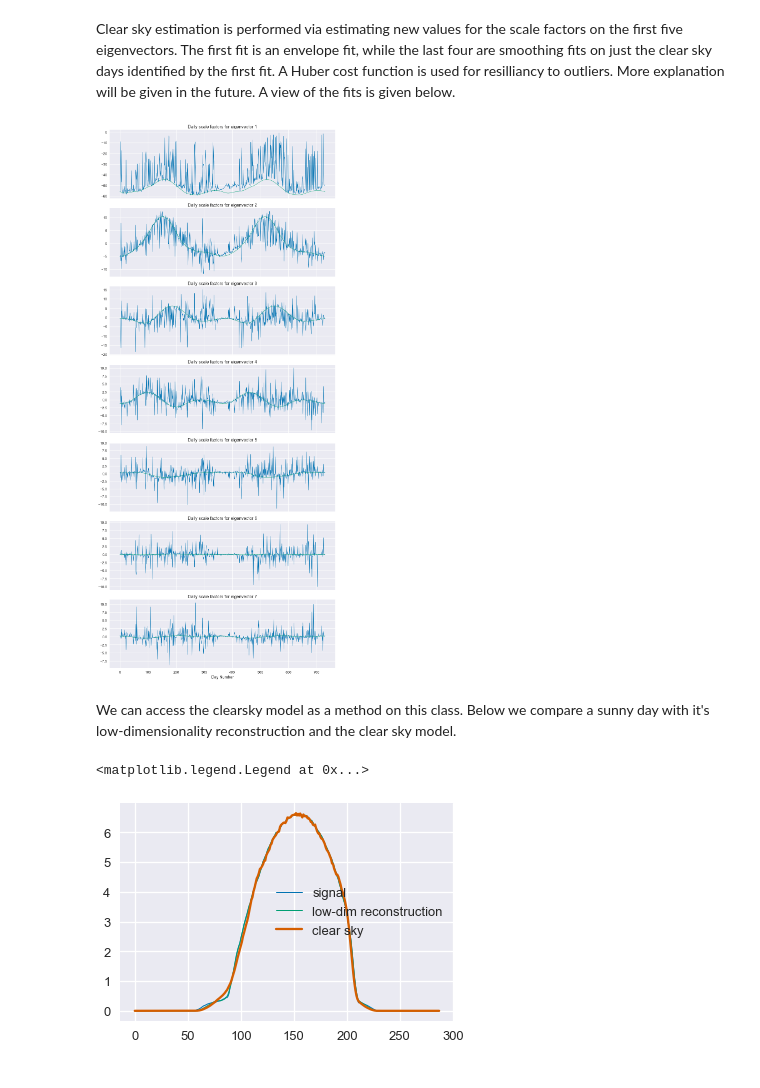
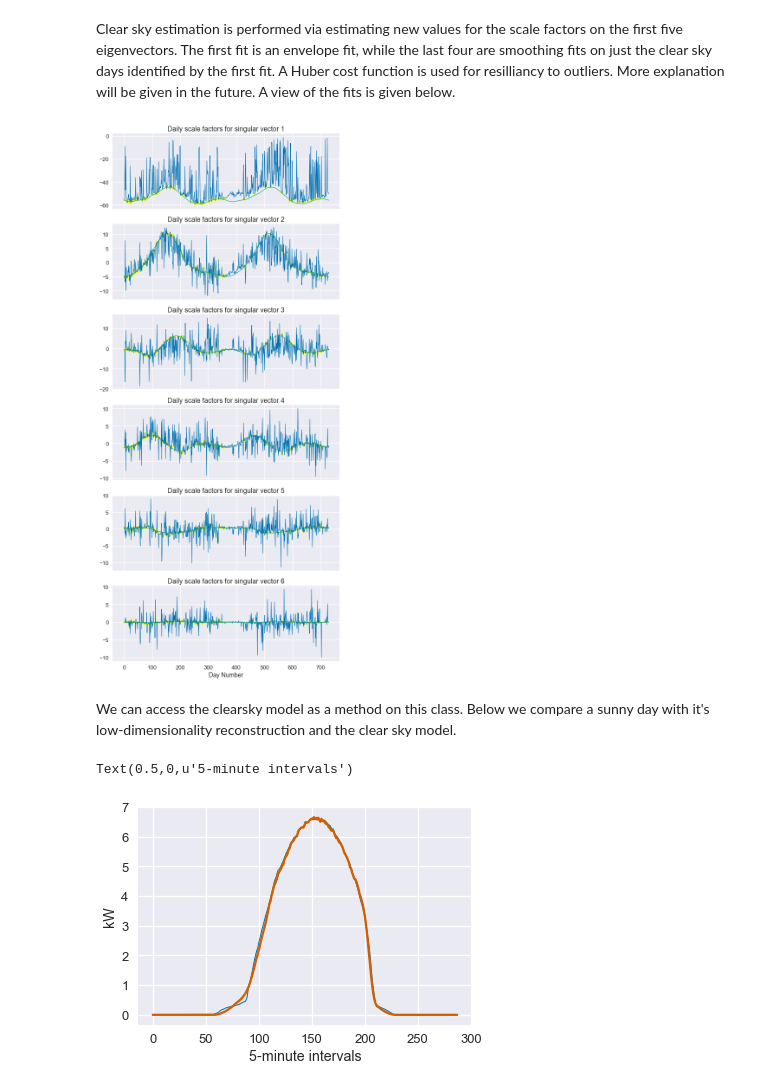
Before and after one commit to slacgismo/StatisticalClearSky, a Jupyter notebook: ClearSkyFitting_Example.ipynb, the cells around one changed output. Drawn from its saved outputs; the diff is of its cells as text; code cells hidden in the pictures.

```diff
--- a/ClearSkyFitting_Example.ipynb
+++ b/ClearSkyFitting_Example.ipynb
@@ -10,6 +10,7 @@ import matplotlib.pyplot as plt
 %matplotlib inline
 import seaborn as sns
 sns.set(style='darkgrid', palette='colorblind', context='talk')
+plt.rc('figure', figsize=(50.0, 10.0))
 # %% [markdown]
 We isolate a single AC power single for a single inverter to performance clear sky estimation on.
 # %%
@@ -41,18 +55,20 @@ scs.reconstruct_day(day=327, n=5)
 # %% [markdown]
 Clear sky estimation is performed via estimating new values for the scale factors on the first five eigenvectors. The first fit is an envelope fit, while the last four are smoothing fits on just the clear sky days identified by the first fit. A Huber cost function is used for resilliancy to outliers. More explanation will be given in the future. A view of the fits is given below.
 # %%
-_ = scs.make_clearsky_model(n=7, plot=True)
+_ = scs.make_clearsky_model(n=6, plot=True)
 # %% [output]
-[figure, old version]
+[figure, new version]
 # %% [markdown]
 We can access the clearsky model as a method on this class. Below we compare a sunny day with it's low-dimensionality reconstruction and the clear sky model.
 # %%
 DAY = 337
-scs.reconstruct_day(DAY, n=100)
+scs.reconstruct_day(DAY, n=7)
 estimates = scs.estimate_clearsky(np.s_[DAY:DAY+1])
 for i in xrange(estimates.shape[1]):
     plt.plot(estimates[:, i])
-plt.legend(['signal', 'low-dim reconstruction', 'clear sky'])
+plt.ylabel('kW')
+plt.xlabel('5-minute intervals')
+#plt.legend(['signal', 'low-dim reconstruction', 'clear sky'])
 # %% [output]
-<matplotlib.legend.Legend at 0x...>
+Text(0.5,0,u'5-minute intervals')
-[figure, old version]
+[figure, new version]
```
Also changed, not shown: parts of 9 cells of this notebook, 1 other file.
